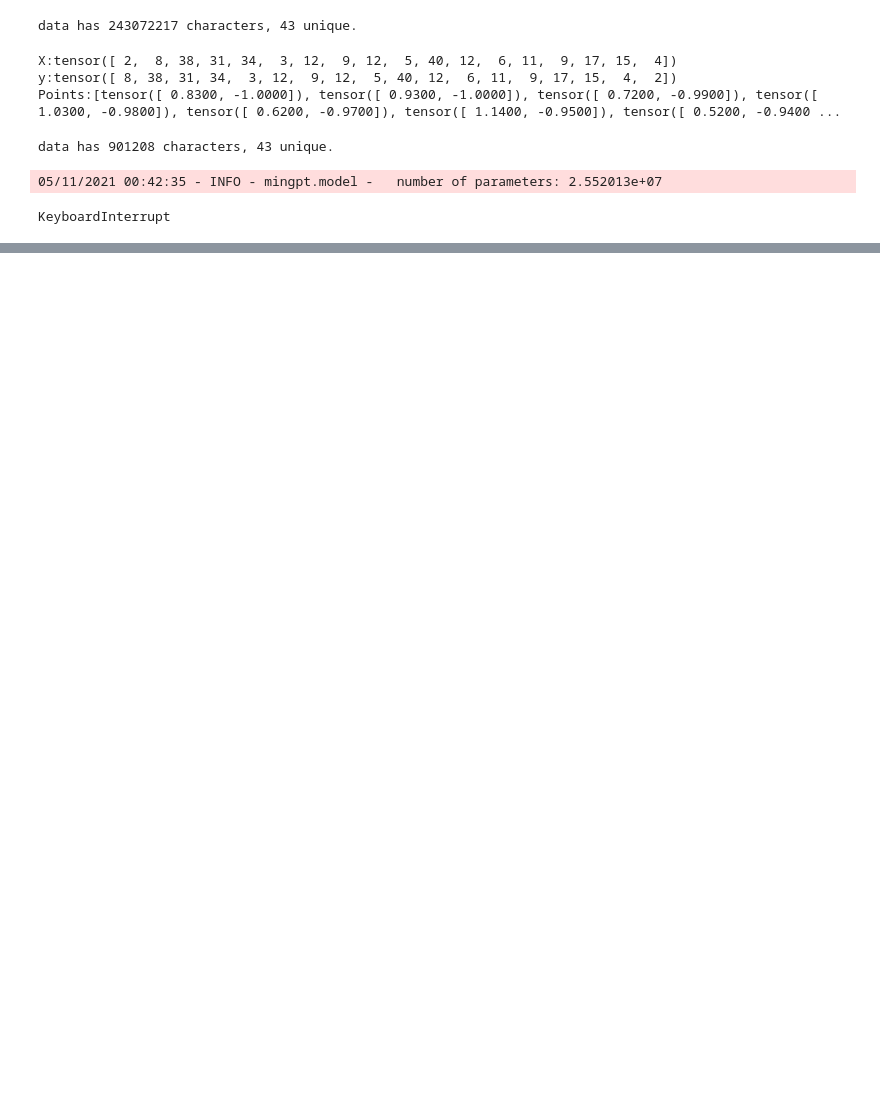
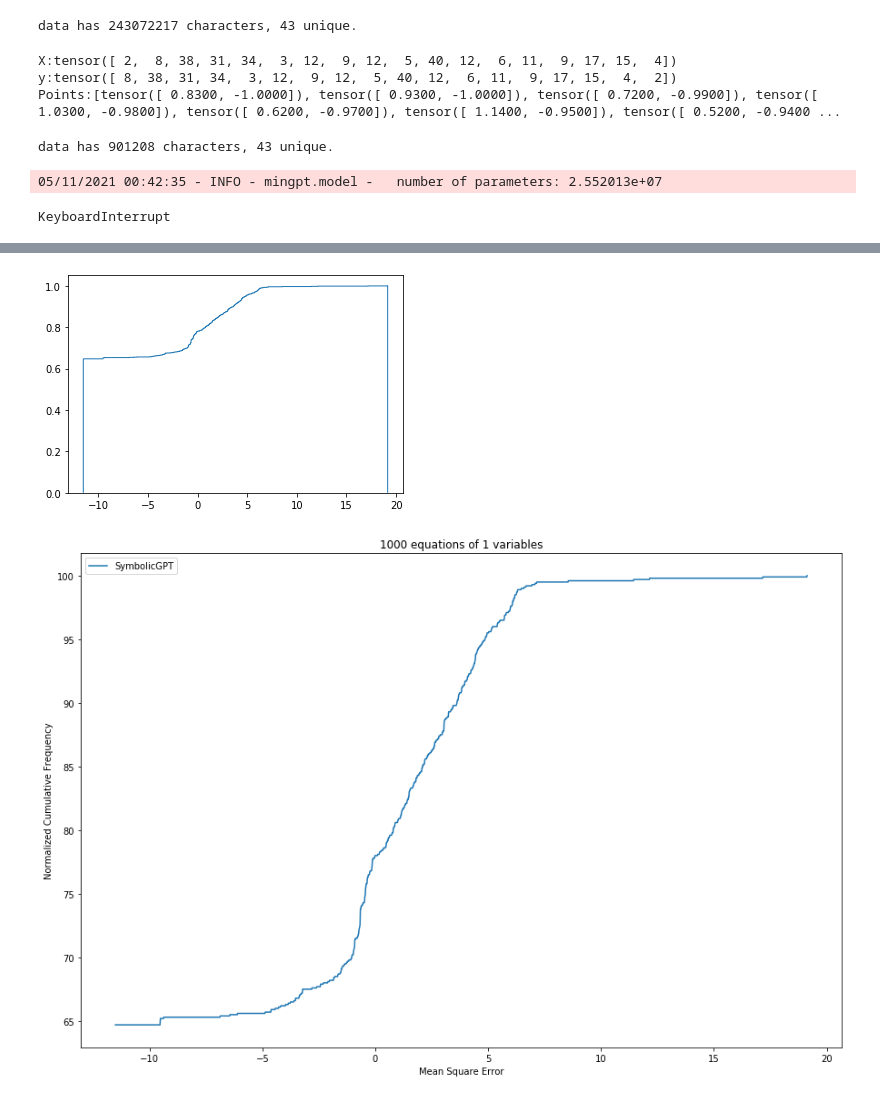
Before and after one commit to mojivalipour/symbolicgpt, a Jupyter notebook: minGPT.ipynb, the cells around one changed output, grey strips where cells are left out. Drawn from its saved outputs; the diff is of its cells as text; code cells hidden in the pictures; blank space fills up the shorter version.

```diff
--- a/minGPT.ipynb
+++ b/minGPT.ipynb
@@ -46,7 +46,7 @@ class CharDataset(Dataset):
 
     def __len__(self):
         if self.attributes:
-            return len(self.dataList)
+            return len(self.dataList) - 1
         else:
             return len(self.data) - self.block_size
 
@@ -165,7 +165,7 @@ model = GPT(mconf, pconf)
 from mingpt.trainer import Trainer, TrainerConfig
 
 # initialize a trainer instance and kick off training
-tconf = TrainerConfig(max_epochs=2, batch_size=1, learning_rate=6e-4,
+tconf = TrainerConfig(max_epochs=20, batch_size=1, learning_rate=6e-4,
                       lr_decay=True, warmup_tokens=512*20, final_tokens=2*len(train_dataset)*block_size,
                       num_workers=0)
 trainer = Trainer(model, train_dataset, None, tconf)
@@ -278,0 +332,36 @@ def mse(y, y_hat):
+# %%
+# plot the error frequency for model comparison
+from matplotlib import pyplot as plt
+num_eqns = len(resultDict[fName]['SymbolicGPT'])
+num_vars = pconf.numberofVars
+
+models = list(resultDict[fName].keys())
+lists_of_error_scores = [resultDict[fName][key] for key in models]
+linestyles = ["-","dashdot","dotted","--"]
+
+eps = 0.00001
+y, x, _ = plt.hist([np.log([x+eps for x in e]) for e in lists_of_error_scores],
+                   label=models,
+                   cumulative=True,
+                   histtype="step",
+                   bins=2000,
+                   density="true")
+y = np.expand_dims(y,0)
+plt.figure(figsize=(15, 10))
+
+for idx, model in enumerate(models):
+    plt.plot(x[:-1],
+           y[idx] * 100,
+           linestyle=linestyles[idx],
+           label=model)
+
+plt.legend(loc="upper left")
+plt.title("{} equations of {} variables".format(num_eqns, num_vars))
+plt.xlabel("Mean Square Error")
+plt.ylabel("Normalized Cumulative Frequency")
+
+name = '{}.png'.format('results')
+plt.savefig(name)
+# %% [output]
+[figure, added]
+[figure, added]
```
Also changed, not shown: parts of 2 cells of this notebook, 3 other files.
